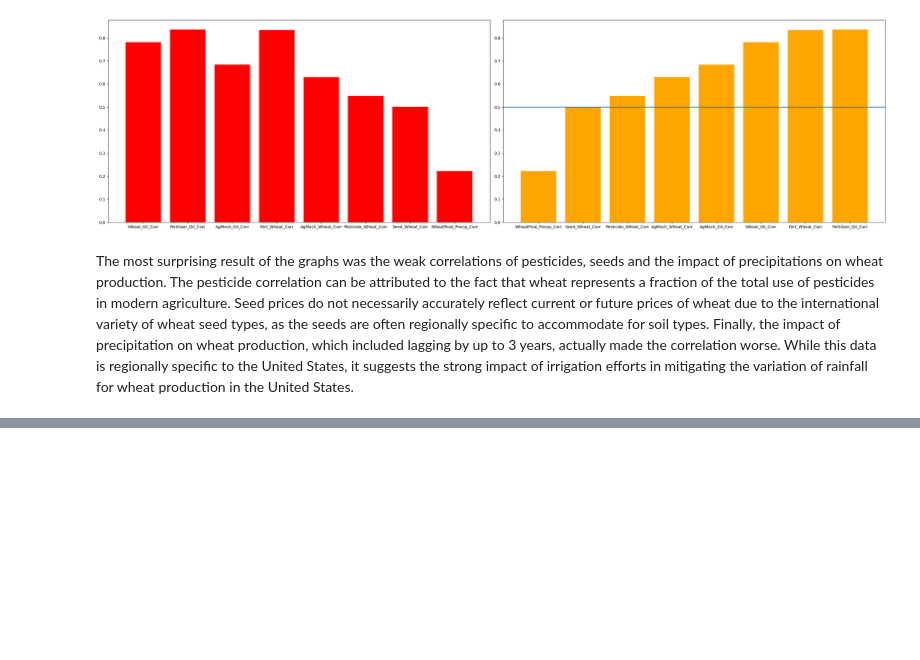
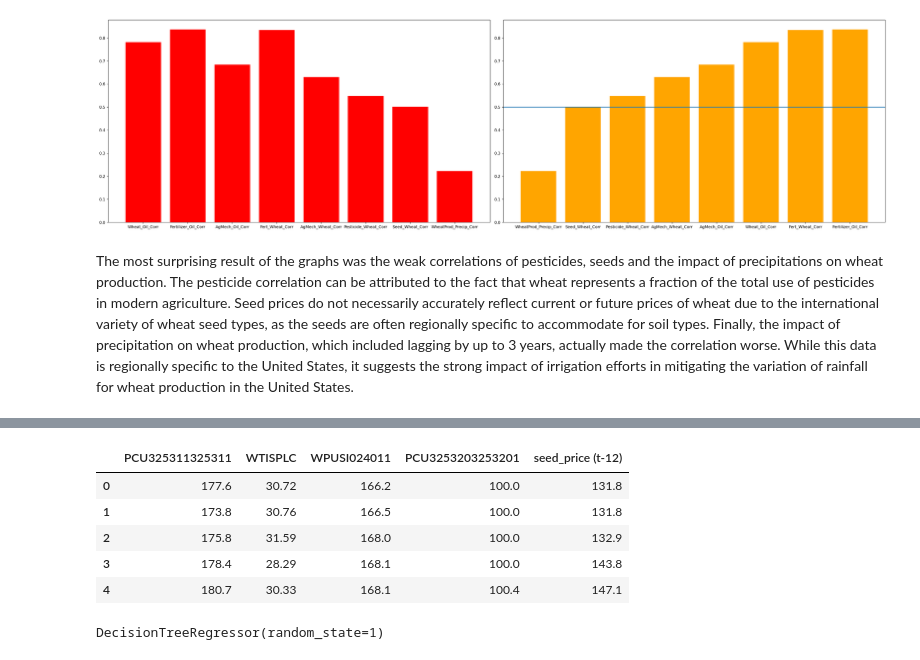
Before and after one commit to ssxnt/Wheat-Production-and-Global-Pricing-Dynamics, a Jupyter notebook: Energy/Notebooks and Datasets/final.ipynb, the cells around one changed output, grey strips where cells are left out. Drawn from its saved outputs; the diff is of its cells as text; code cells hidden in the pictures; blank space fills up the shorter version.

```diff
--- a/Energy/Notebooks and Datasets/final.ipynb
+++ b/Energy/Notebooks and Datasets/final.ipynb
@@ -569,0 +643,16 @@ The most surprising result of the graphs was the weak correlations of pesticides
+# %%
+X.head()
+# %% [output]
+|  | PCU325311325311 | WTISPLC | WPUSI024011 | PCU3253203253201 | seed_price (t-12) |
+| 0 | 177.6 | 30.72 | 166.2 | 100.0 | 131.8 |
+| 1 | 173.8 | 30.76 | 166.5 | 100.0 | 131.8 |
+| 2 | 175.8 | 31.59 | 168.0 | 100.0 | 132.9 |
+| 3 | 178.4 | 28.29 | 168.1 | 100.0 | 143.8 |
+| 4 | 180.7 | 30.33 | 168.1 | 100.4 | 147.1 |
+# %%
+from sklearn.tree import DecisionTreeRegressor
+
+wheat_model = DecisionTreeRegressor(random_state=1)
+wheat_model.fit(X, y)
+# %% [output]
+DecisionTreeRegressor(random_state=1)
```
Also changed, not shown: parts of 16 cells of this notebook.
